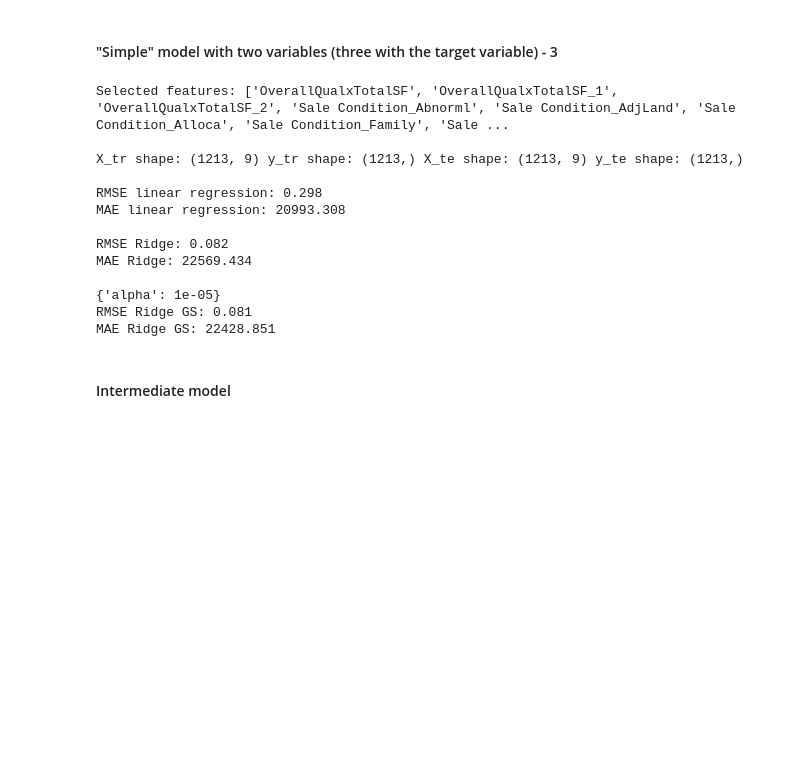
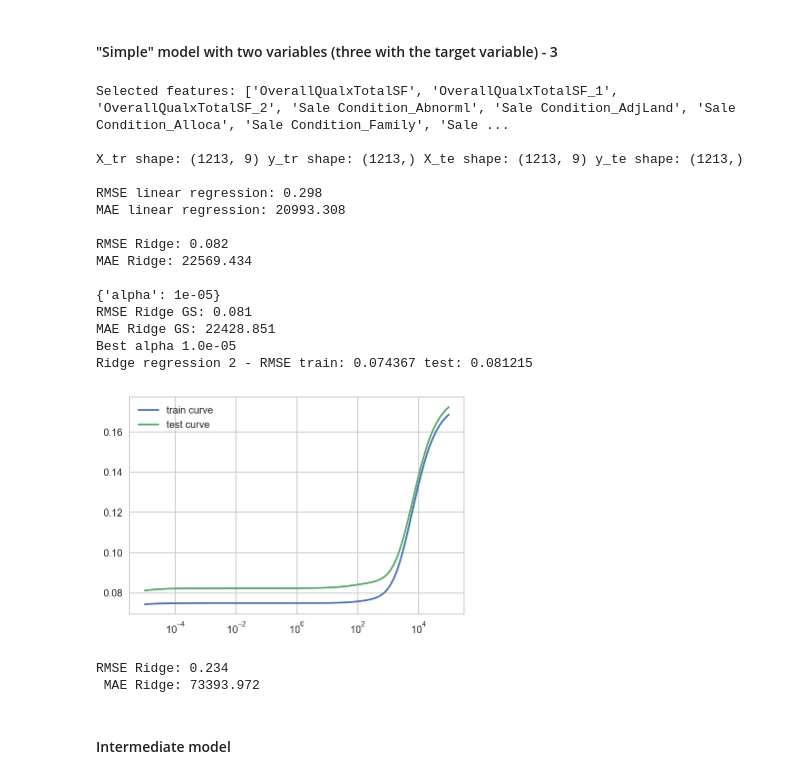
Before and after one commit to petrum01/EPFL-exts-AML1, a Jupyter notebook: house-prices-solution_Latest.ipynb, the cells around one changed output. Drawn from its saved outputs; the diff is of its cells as text; code cells hidden in the pictures; blank space fills up the shorter version.

```diff
--- a/house-prices-solution_Latest.ipynb
+++ b/house-prices-solution_Latest.ipynb
@@ -637,39 +660,47 @@ features = create_features(['OverallQualxTotalSF', 'Sale Cond'])
 X_tr, y_tr, X_te, y_te = create_variables(features, 'LogSalePrice')
 
 # Linear regression
-y_pred, lr = fit_lr(X_tr, y_tr, X_te)
+y_pred, lr_simple3 = fit_lr(X_tr, y_tr, X_te)
 rmse_lr = RMSE(y_te, y_pred)
 mae_lr = MAE(10**y_te, 10**y_pred)
 print('RMSE linear regression: {:.3f}'.format(rmse_lr))
 print('MAE linear regression: {:.3f}'.format(mae_lr), "\n")
 
 #Ridge regression
-y_pred, ridge = fit_ridge(X_tr, y_tr, X_te)
+y_pred, ridge_simple3 = fit_ridge(X_tr, y_tr, X_te)
 rmse_ridge = RMSE(y_te, y_pred)
 mae_ridge = MAE(10**y_te, 10**y_pred)
 print('RMSE Ridge: {:.3f}'.format(rmse_ridge))
 print('MAE Ridge: {:.3f}'.format(mae_ridge), "\n")
 
 #Ridge regression with GridSearchCV
-y_pred, grid_ridge = fit_ridge_gs(X_tr, y_tr, X_te)
+y_pred, grid_ridge_simple3 = fit_ridge_gs(X_tr, y_tr, X_te)
 rmse_ridge_gs = RMSE(y_te, y_pred)
 mae_ridge_gs = MAE(10**y_te, 10**y_pred)
 print('RMSE Ridge GS: {:.3f}'.format(rmse_ridge_gs))
-print('MAE Ridge GS: {:.3f}'.format(mae_ridge_gs))
+print('MAE Ridge GS: {:.3f}'.format(mae_ridge_gs), "\n")
+
+#Ridge regression with grid search
+ridge2_simple3 = grid_search(X_tr, y_tr, X_te, y_te)
 # %% [output]
 Selected features: ['OverallQualxTotalSF', 'OverallQualxTotalSF_1', 'OverallQualxTotalSF_2', 'Sale Condition_Abnorml', 'Sale Condition_AdjLand', 'Sale Condition_Alloca', 'Sale Condition_Family', 'Sale ...
 
 X_tr shape: (1213, 9) y_tr shape: (1213,) X_te shape: (1213, 9) y_te shape: (1213,)
 
 RMSE linear regression: 0.298
 MAE linear regression: 20993.308
 
 RMSE Ridge: 0.082
 MAE Ridge: 22569.434
 
 {'alpha': 1e-05}
 RMSE Ridge GS: 0.081
 MAE Ridge GS: 22428.851
+Best alpha 1.0e-05
+Ridge regression 2 - RMSE train: 0.074367 test: 0.081215
+[figure, added]
+RMSE Ridge: 0.234
+ MAE Ridge: 73393.972
 # %% [markdown]
 #### Intermediate model
 # %%
```
Also changed, not shown: parts of 32 cells of this notebook.
